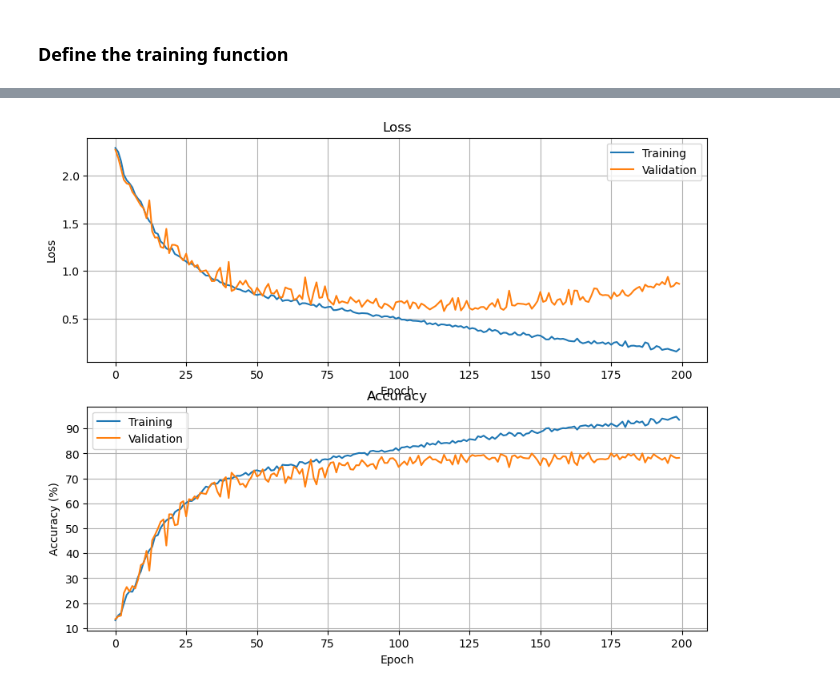
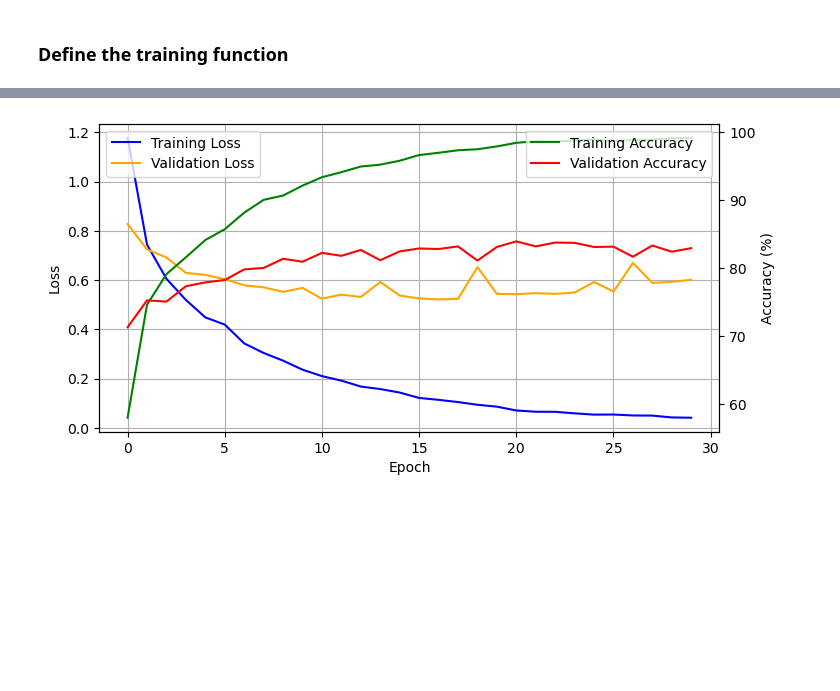
Before and after one commit to MatthiasPersonnaz/cv4rs-code-challenge, a Jupyter notebook: CodingChallenge_v1.ipynb, the cells around one changed output, grey strips where cells are left out. Cells and saved outputs as stored; diff of their text form; code cells hidden in the pictures; blank space fills up the shorter version.

```diff
--- a/CodingChallenge_v1.ipynb
+++ b/CodingChallenge_v1.ipynb
@@ -129,0 +194,3 @@ def get_model(nb_classes):
+# %%
+def get_model(nb_classes):
+    return SimpleCNN12(nb_classes)
@@ -293,5 +371,5 @@ def train(model, train_loader, val_loader, loss_fn, optimizer, device, num_epoch
 
     return train_losses, train_accs, val_losses, val_accs
 # %%
-train_losses, train_accs, val_losses, val_accs = train(model, train_loader, val_loader, criterion, optimizer, device, num_epochs=200)
+train_losses, train_accs, val_losses, val_accs = train(model, train_loader, val_loader, criterion, optimizer, device, num_epochs=30)
 # %% [output]
@@ -340,4 +392,0 @@ plot_loss_accuracy(train_losses, val_losses, train_accs, val_accs)
-# %%
-plot_loss_accuracy(train_losses, val_losses, train_accs, val_accs)
-# %% [output]
-[figure, removed]
@@ -343,0 +395,29 @@ plot_loss_accuracy(train_losses, val_losses, train_accs, val_accs)
+# %%
+import matplotlib.pyplot as plt
+
+def plot_loss_accuracy2(train_losses, val_losses, train_accs, val_accs):
+    # Create figure and axes
+    fig, ax1 = plt.subplots(figsize=(8, 4))
+    ax2 = ax1.twinx()
+
+    # Plot loss curves
+    ax1.plot(train_losses, label="Training Loss", color="blue")
+    ax1.plot(val_losses, label="Validation Loss", color="orange")
+    ax1.set_ylabel("Loss")
+    ax1.legend(loc="upper left")
+
+    # Plot accuracy curves
+    ax2.plot(train_accs, label="Training Accuracy", color="green")
+    ax2.plot(val_accs, label="Validation Accuracy", color="red")
+    ax2.set_ylabel("Accuracy (%)")
+    ax2.legend(loc="upper right")
+
+    # Set common x-axis label and grid
+    ax1.set_xlabel("Epoch")
+    ax1.grid()
+
+    plt.show()
+# %%
+plot_loss_accuracy2(train_losses, val_losses, train_accs, val_accs)
+# %% [output]
+[figure, added]
```
Also changed, not shown: parts of 10 cells of this notebook, 6 other files.
